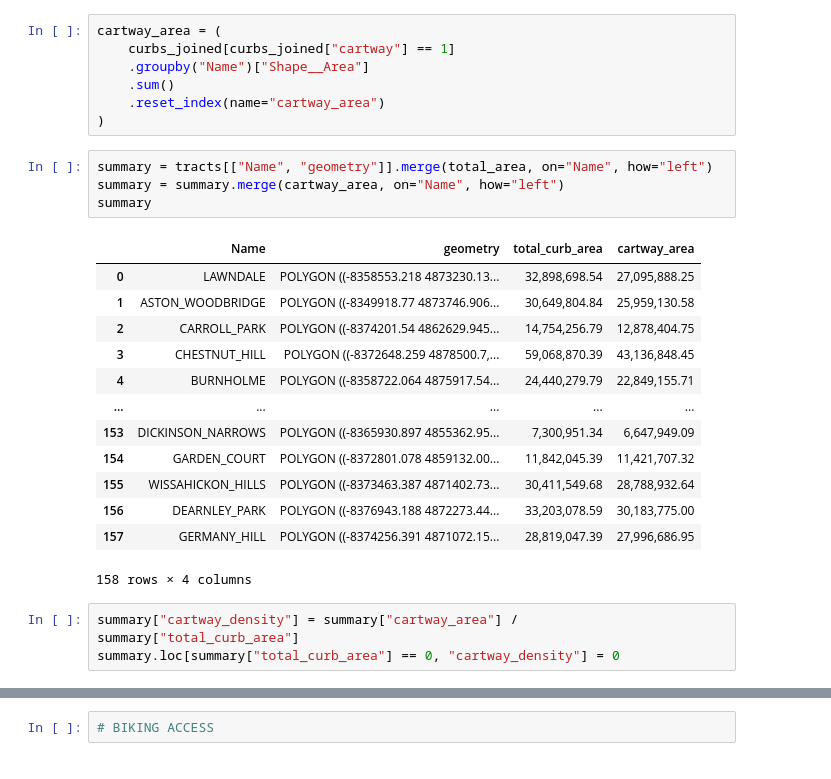
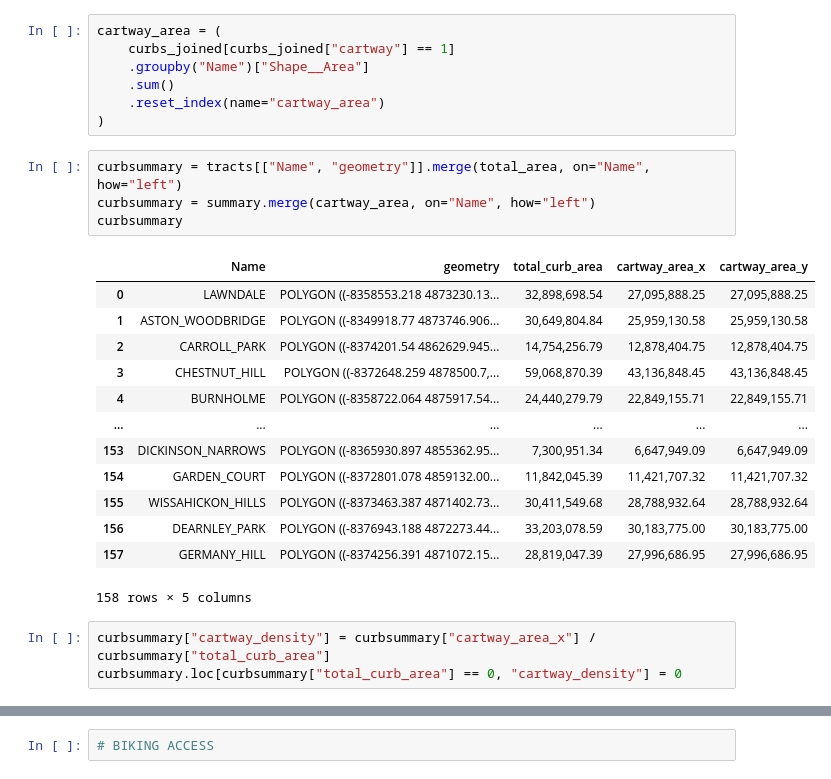
Before and after one commit to astauf03/musa5500-python-final, a Jupyter notebook: notebooks/mobility/mobility.ipynb, the cells around one changed output, grey strips where cells are left out. Cells and saved outputs as stored; diff of their text form.

```diff
--- a/notebooks/mobility/mobility.ipynb
+++ b/notebooks/mobility/mobility.ipynb
@@ -363,24 +204,24 @@ cartway_area = (
     .reset_index(name="cartway_area")
 )
 # %%
-summary = tracts[["Name", "geometry"]].merge(total_area, on="Name", how="left")
-summary = summary.merge(cartway_area, on="Name", how="left")
-summary
+curbsummary = tracts[["Name", "geometry"]].merge(total_area, on="Name", how="left")
+curbsummary = summary.merge(cartway_area, on="Name", how="left")
+curbsummary
 # %% [output]
-|  | Name | geometry | total_curb_area | cartway_area |
-| 0 | LAWNDALE | POLYGON ((-8358553.218 4873230.13... | 32,898,698.54 | 27,095,888.25 |
-| 1 | ASTON_WOODBRIDGE | POLYGON ((-8349918.77 4873746.906... | 30,649,804.84 | 25,959,130.58 |
-| 2 | CARROLL_PARK | POLYGON ((-8374201.54 4862629.945... | 14,754,256.79 | 12,878,404.75 |
-| 3 | CHESTNUT_HILL | POLYGON ((-8372648.259 4878500.7,... | 59,068,870.39 | 43,136,848.45 |
-| 4 | BURNHOLME | POLYGON ((-8358722.064 4875917.54... | 24,440,279.79 | 22,849,155.71 |
-| ... | ... | ... | ... | ... |
-| 153 | DICKINSON_NARROWS | POLYGON ((-8365930.897 4855362.95... | 7,300,951.34 | 6,647,949.09 |
-| 154 | GARDEN_COURT | POLYGON ((-8372801.078 4859132.00... | 11,842,045.39 | 11,421,707.32 |
-| 155 | WISSAHICKON_HILLS | POLYGON ((-8373463.387 4871402.73... | 30,411,549.68 | 28,788,932.64 |
-| 156 | DEARNLEY_PARK | POLYGON ((-8376943.188 4872273.44... | 33,203,078.59 | 30,183,775.00 |
-| 157 | GERMANY_HILL | POLYGON ((-8374256.391 4871072.15... | 28,819,047.39 | 27,996,686.95 |
+|  | Name | geometry | total_curb_area | cartway_area_x | cartway_area_y |
+| 0 | LAWNDALE | POLYGON ((-8358553.218 4873230.13... | 32,898,698.54 | 27,095,888.25 | 27,095,888.25 |
+| 1 | ASTON_WOODBRIDGE | POLYGON ((-8349918.77 4873746.906... | 30,649,804.84 | 25,959,130.58 | 25,959,130.58 |
+| 2 | CARROLL_PARK | POLYGON ((-8374201.54 4862629.945... | 14,754,256.79 | 12,878,404.75 | 12,878,404.75 |
+| 3 | CHESTNUT_HILL | POLYGON ((-8372648.259 4878500.7,... | 59,068,870.39 | 43,136,848.45 | 43,136,848.45 |
+| 4 | BURNHOLME | POLYGON ((-8358722.064 4875917.54... | 24,440,279.79 | 22,849,155.71 | 22,849,155.71 |
+| ... | ... | ... | ... | ... | ... |
+| 153 | DICKINSON_NARROWS | POLYGON ((-8365930.897 4855362.95... | 7,300,951.34 | 6,647,949.09 | 6,647,949.09 |
+| 154 | GARDEN_COURT | POLYGON ((-8372801.078 4859132.00... | 11,842,045.39 | 11,421,707.32 | 11,421,707.32 |
+| 155 | WISSAHICKON_HILLS | POLYGON ((-8373463.387 4871402.73... | 30,411,549.68 | 28,788,932.64 | 28,788,932.64 |
+| 156 | DEARNLEY_PARK | POLYGON ((-8376943.188 4872273.44... | 33,203,078.59 | 30,183,775.00 | 30,183,775.00 |
+| 157 | GERMANY_HILL | POLYGON ((-8374256.391 4871072.15... | 28,819,047.39 | 27,996,686.95 | 27,996,686.95 |
-158 rows × 4 columns
+158 rows × 5 columns
 # %%
-summary["cartway_density"] = summary["cartway_area"] / summary["total_curb_area"]
-summary.loc[summary["total_curb_area"] == 0, "cartway_density"] = 0
+curbsummary["cartway_density"] = curbsummary["cartway_area_x"] / curbsummary["total_curb_area"]
+curbsummary.loc[curbsummary["total_curb_area"] == 0, "cartway_density"] = 0
 # %%
```
Also changed, not shown: parts of 24 cells of this notebook, 2 other files.
